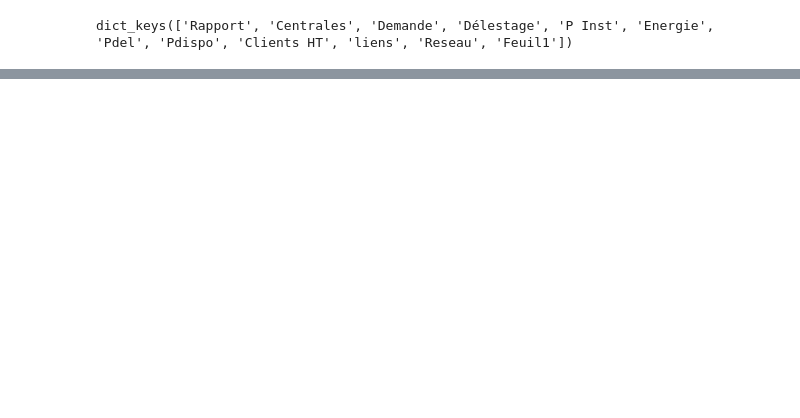
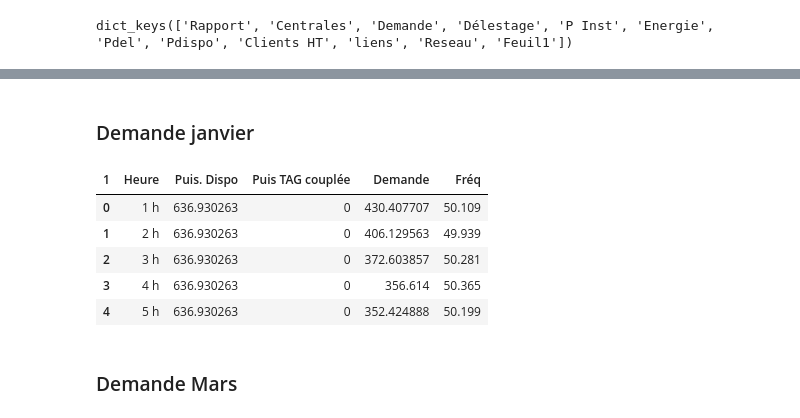
Before and after one commit to toutenergie/Mes_programmes_python_these, a Jupyter notebook: ANALYSE_DONNEES8THESE/fevrier2019.ipynb, the cells around one changed output, grey strips where cells are left out. Saved outputs shown, nothing was run; the diff lists cells and outputs as text; code cells hidden in the pictures; blank space fills up the shorter version.

```diff
--- a/ANALYSE_DONNEES8THESE/fevrier2019.ipynb
+++ b/ANALYSE_DONNEES8THESE/fevrier2019.ipynb
@@ -98,0 +90,18 @@ Index([                 'Heures',                       106,
+# %% [markdown]
+### Demande janvier
+# %%
+dossier_javier = r"F:\Mes_Documents_de_these\DOCUMENTS_RECHERCHE\DOCUMENTS_DE_REPPORTS\Datasets_theses\Rapports2019\01janvier2019"
+
+fichiers_jenvier = [f for f in os.listdir(dossier_javier) if f.endswith(".xlsx") and not f.startswith("~$")]
+
+Demande_janvier = nettoyage_demande(dossier_javier,fichiers_jenvier,'Demande')
+Demande_janvier.head()
+# %% [output]
+| 1 | Heure | Puis. Dispo | Puis TAG couplée | Demande | Fréq |
+| 0 | 1 h | 636.930263 | 0 | 430.407707 | 50.109 |
+| 1 | 2 h | 636.930263 | 0 | 406.129563 | 49.939 |
+| 2 | 3 h | 636.930263 | 0 | 372.603857 | 50.281 |
+| 3 | 4 h | 636.930263 | 0 | 356.614 | 50.365 |
+| 4 | 5 h | 636.930263 | 0 | 352.424888 | 50.199 |
+# %% [markdown]
+### Demande Mars
```
Also changed, not shown: parts of 35 cells of this notebook, 3 other files.
